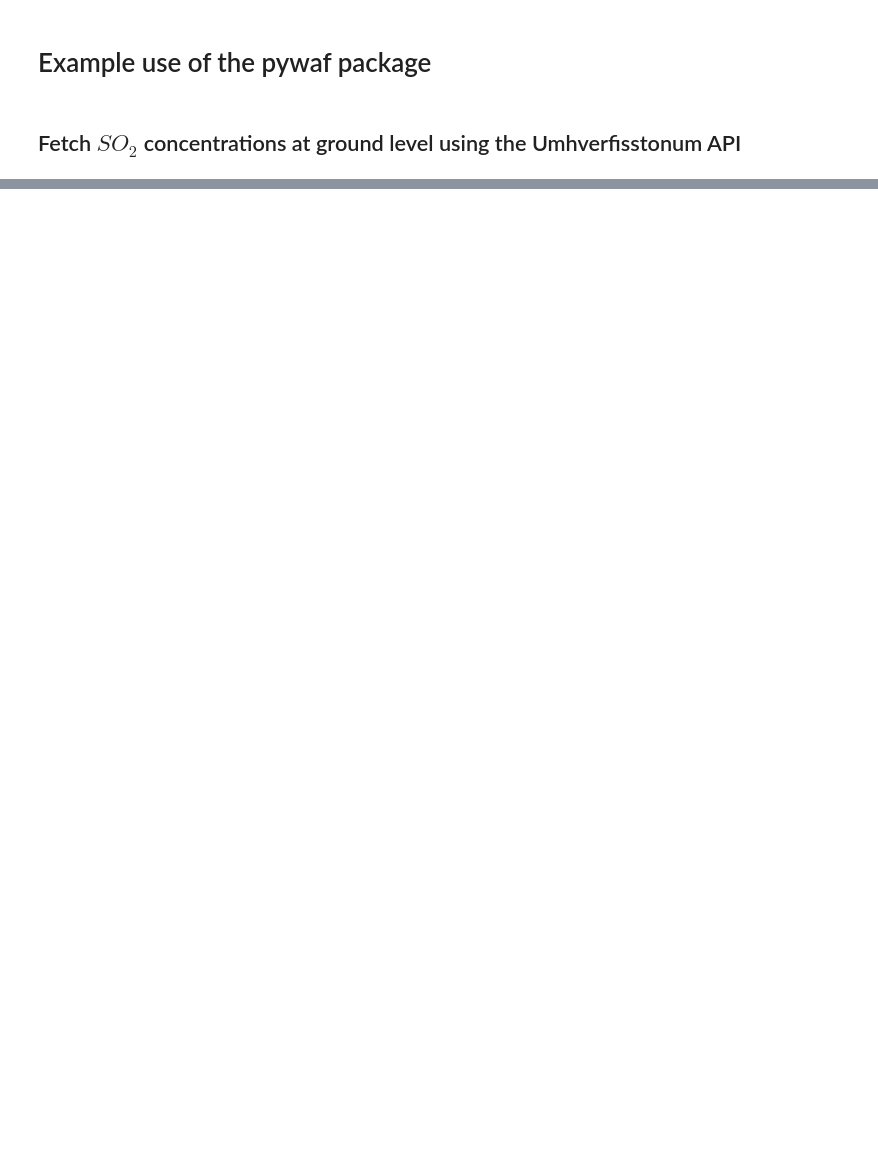
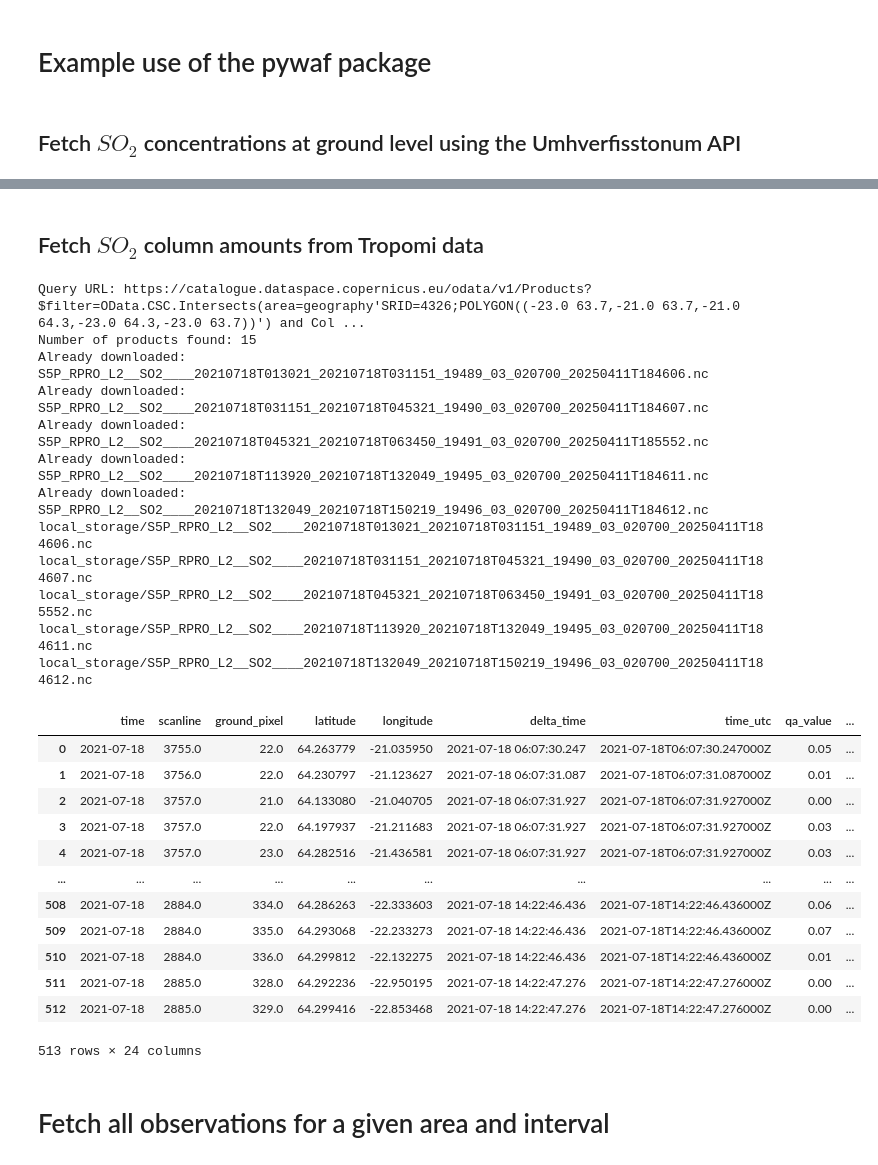
Before and after one commit to profskipulag/ST540102, a Jupyter notebook: notebook.ipynb, the cells around one changed output, grey strips where cells are left out. Cells and saved outputs as stored; diff of their text form; code cells hidden in the pictures; blank space fills up the shorter version.

Commit message:
tropomi update

```diff
--- a/notebook.ipynb
+++ b/notebook.ipynb
@@ -68,3 +68,57 @@ api.plot_data(result)
 # %%
 # save the dataset as an example of DT5402
 result.to_netcdf("dt5402_example.nc")
+# %% [markdown]
+## Fetch $SO_{2}$ column amounts from Tropomi data
+# %%
+cfg = configparser.ConfigParser()
+cfg.read('/home/talfan/cdse.cfg')
+client_id = cfg['credentials']['client_id']
+client_secret = cfg['credentials']['client_secret']
+# %%
+
+# Define your parameters
+
+#start_date = "2021-05-01"   # modify as needed
+#end_date = "2021-05-01"     # modify as needed
+start_date = datetime.datetime(2021,7,18)
+end_date = datetime.datetime(2021,7,18)
+
+min_lat = 63.7
+max_lat = 64.3
+min_lon = -23.0
+max_lon = -21.0
+
+capi = CopernicusAPI(client_id, client_secret)
+
+df = capi.fetch_latest_data(min_lat, max_lat, min_lon, max_lon, start_date, end_date)
+
+df
+# %% [output]
+Query URL: https://catalogue.dataspace.copernicus.eu/odata/v1/Products?$filter=OData.CSC.Intersects(area=geography'SRID=4326;POLYGON((-23.0 63.7,-21.0 63.7,-21.0 64.3,-23.0 64.3,-23.0 63.7))') and Col ...
+Number of products found: 15
+Already downloaded: S5P_RPRO_L2__SO2____20210718T013021_20210718T031151_19489_03_020700_20250411T184606.nc
+Already downloaded: S5P_RPRO_L2__SO2____20210718T031151_20210718T045321_19490_03_020700_20250411T184607.nc
+Already downloaded: S5P_RPRO_L2__SO2____20210718T045321_20210718T063450_19491_03_020700_20250411T185552.nc
+Already downloaded: S5P_RPRO_L2__SO2____20210718T113920_20210718T132049_19495_03_020700_20250411T184611.nc
+Already downloaded: S5P_RPRO_L2__SO2____20210718T132049_20210718T150219_19496_03_020700_20250411T184612.nc
+local_storage/S5P_RPRO_L2__SO2____20210718T013021_20210718T031151_19489_03_020700_20250411T184606.nc
+local_storage/S5P_RPRO_L2__SO2____20210718T031151_20210718T045321_19490_03_020700_20250411T184607.nc
+local_storage/S5P_RPRO_L2__SO2____20210718T045321_20210718T063450_19491_03_020700_20250411T185552.nc
+local_storage/S5P_RPRO_L2__SO2____20210718T113920_20210718T132049_19495_03_020700_20250411T184611.nc
+local_storage/S5P_RPRO_L2__SO2____20210718T132049_20210718T150219_19496_03_020700_20250411T184612.nc
+|  | time | scanline | ground_pixel | latitude | longitude | delta_time | time_utc | qa_value | ... |
+| 0 | 2021-07-18 | 3755.0 | 22.0 | 64.263779 | -21.035950 | 2021-07-18 06:07:30.247 | 2021-07-18T06:07:30.247000Z | 0.05 | ... |
+| 1 | 2021-07-18 | 3756.0 | 22.0 | 64.230797 | -21.123627 | 2021-07-18 06:07:31.087 | 2021-07-18T06:07:31.087000Z | 0.01 | ... |
+| 2 | 2021-07-18 | 3757.0 | 21.0 | 64.133080 | -21.040705 | 2021-07-18 06:07:31.927 | 2021-07-18T06:07:31.927000Z | 0.00 | ... |
+| 3 | 2021-07-18 | 3757.0 | 22.0 | 64.197937 | -21.211683 | 2021-07-18 06:07:31.927 | 2021-07-18T06:07:31.927000Z | 0.03 | ... |
+| 4 | 2021-07-18 | 3757.0 | 23.0 | 64.282516 | -21.436581 | 2021-07-18 06:07:31.927 | 2021-07-18T06:07:31.927000Z | 0.03 | ... |
+| ... | ... | ... | ... | ... | ... | ... | ... | ... | ... |
+| 508 | 2021-07-18 | 2884.0 | 334.0 | 64.286263 | -22.333603 | 2021-07-18 14:22:46.436 | 2021-07-18T14:22:46.436000Z | 0.06 | ... |
+| 509 | 2021-07-18 | 2884.0 | 335.0 | 64.293068 | -22.233273 | 2021-07-18 14:22:46.436 | 2021-07-18T14:22:46.436000Z | 0.07 | ... |
+| 510 | 2021-07-18 | 2884.0 | 336.0 | 64.299812 | -22.132275 | 2021-07-18 14:22:46.436 | 2021-07-18T14:22:46.436000Z | 0.01 | ... |
+| 511 | 2021-07-18 | 2885.0 | 328.0 | 64.292236 | -22.950195 | 2021-07-18 14:22:47.276 | 2021-07-18T14:22:47.276000Z | 0.00 | ... |
+| 512 | 2021-07-18 | 2885.0 | 329.0 | 64.299416 | -22.853468 | 2021-07-18 14:22:47.276 | 2021-07-18T14:22:47.276000Z | 0.00 | ... |
+513 rows × 24 columns
+# %% [markdown]
+# Fetch all observations for a given area and interval
```
Also changed, not shown: parts of 8 cells of this notebook, 4 other files.
